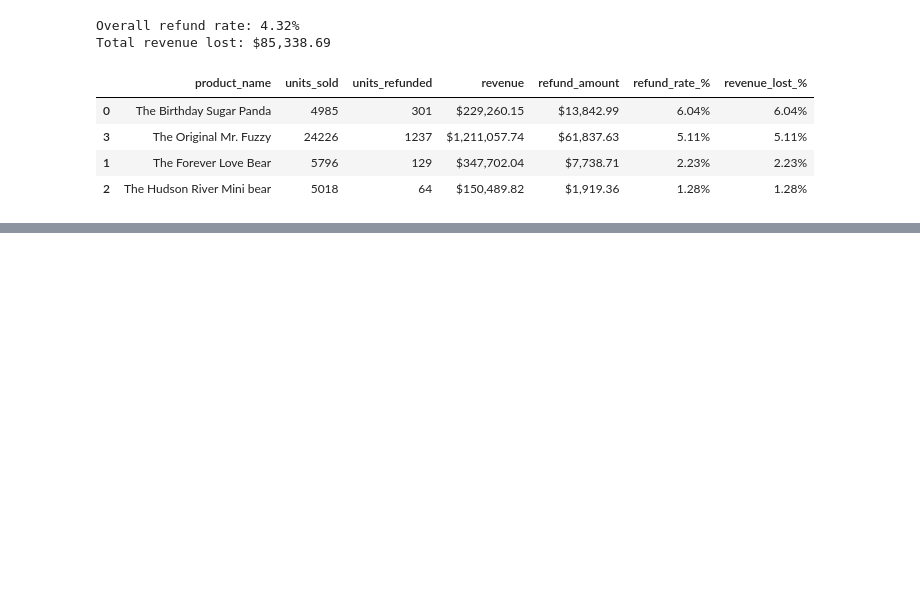
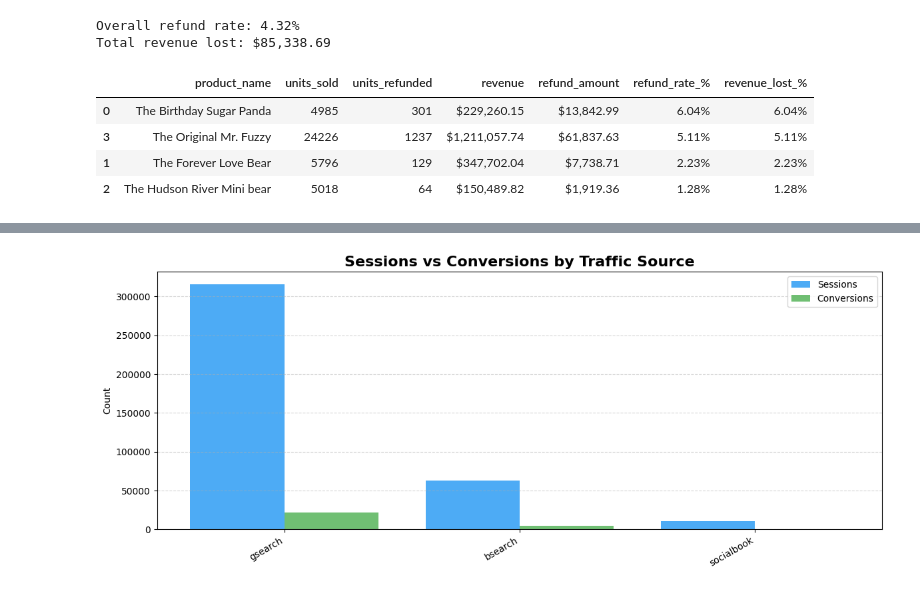
Before and after one commit to timleiler/Sales-Analysis, a Jupyter notebook: Code/4_Analysis.ipynb, the cells around one changed output, grey strips where cells are left out. Cells and saved outputs as stored; diff of their text form; code cells hidden in the pictures; blank space fills up the shorter version.

Commit message:
Sessions_Analysis_1

```diff
--- a/Code/4_Analysis.ipynb
+++ b/Code/4_Analysis.ipynb
@@ -355,0 +381,21 @@ refund_summary.style.format({"revenue":"${:,.2f}",
+# %%
+# In order to get a connection between revenue and session I do a new merge
+
+orders_df = pd.read_csv("C:/Projekt_Ordner/Sales_Analysis/Data/Cleaned_Data/4_orders_clean.csv")
+orders_df["created_at"] = pd.to_datetime(orders_df["created_at"])
+
+sessions_revenue = pd.merge(df_sessions, orders_df[["order_id", "price_usd", "cogs_usd"]], on="order_id", how="left")
+
+revenue_by_source = (sessions_revenue.groupby("utm_source").agg(
+    total_revenue = ("price_usd", "sum"),
+    total_cost = ("cogs_usd",  "sum"))
+    .reset_index())
+
+
+revenue_by_source["total_profit"] = (revenue_by_source["total_revenue"] - revenue_by_source["total_cost"])
+
+traffic_summary = pd.merge(traffic_summary, revenue_by_source, on="utm_source", how="left")
+
+traffic_summary["revenue_per_session"] = (traffic_summary["total_revenue"] / traffic_summary["total_sessions"]).round(2)
+
+print(traffic_summary.to_string(index=False))
@@ -355,0 +407,21 @@ refund_summary.style.format({"revenue":"${:,.2f}",
+# %%
+#Plot - Sessions vs Conversions by Source
+
+fig, ax = plt.subplots(figsize=(12, 5))
+
+x = range(len(traffic_summary))
+width = 0.4
+
+ax.bar([i - width/2 for i in x], traffic_summary["total_sessions"], width=width, label="Sessions", color="#2196F3", alpha=0.8)
+ax.bar([i + width/2 for i in x], traffic_summary["conversions"], width=width, label="Conversions", color="#4CAF50", alpha=0.8)
+
+ax.set_xticks(list(x))
+ax.set_xticklabels(traffic_summary["utm_source"], rotation=30, ha="right")
+ax.set_title("Sessions vs Conversions by Traffic Source", fontsize=16, fontweight="bold")
+ax.set_ylabel("Count")
+ax.legend()
+ax.grid(axis="y", linestyle="--", alpha=0.5)
+plt.tight_layout()
+plt.show()
+# %% [output]
+[figure, added]
```
Also changed, not shown: parts of 9 cells of this notebook.
